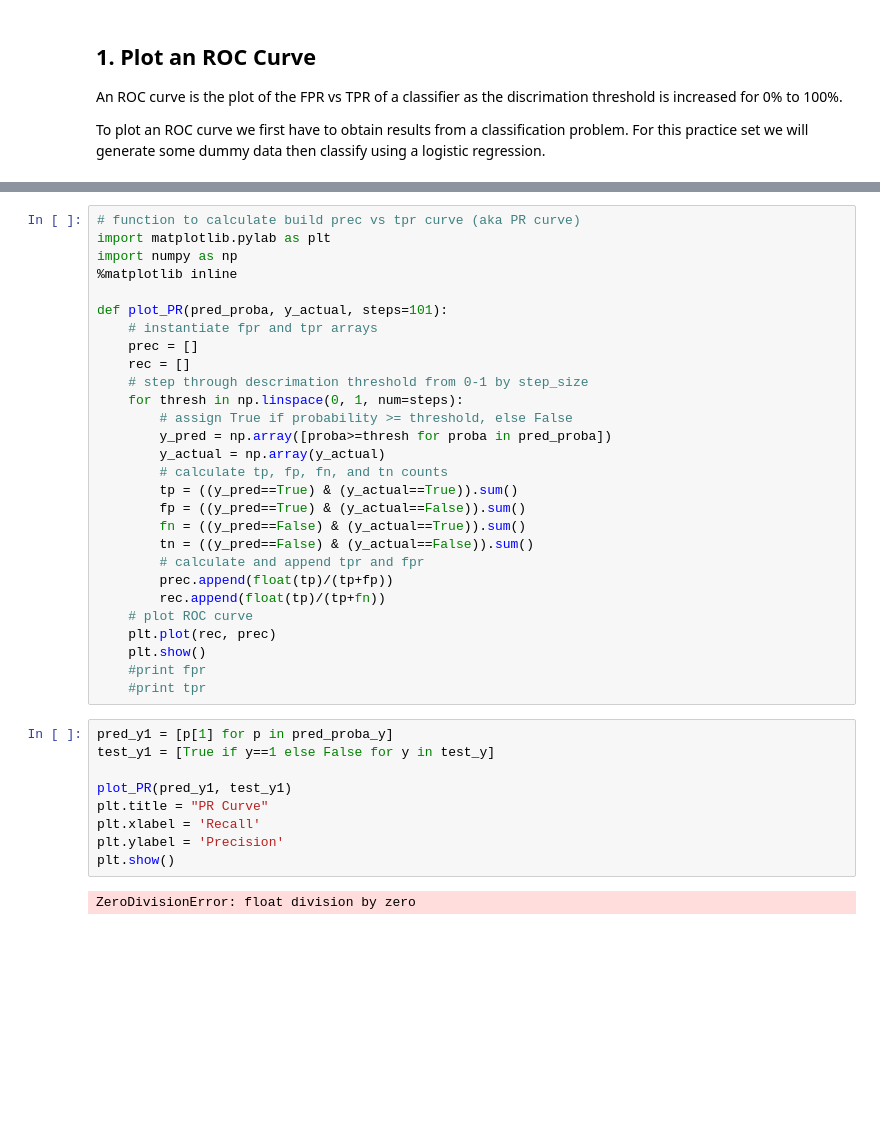
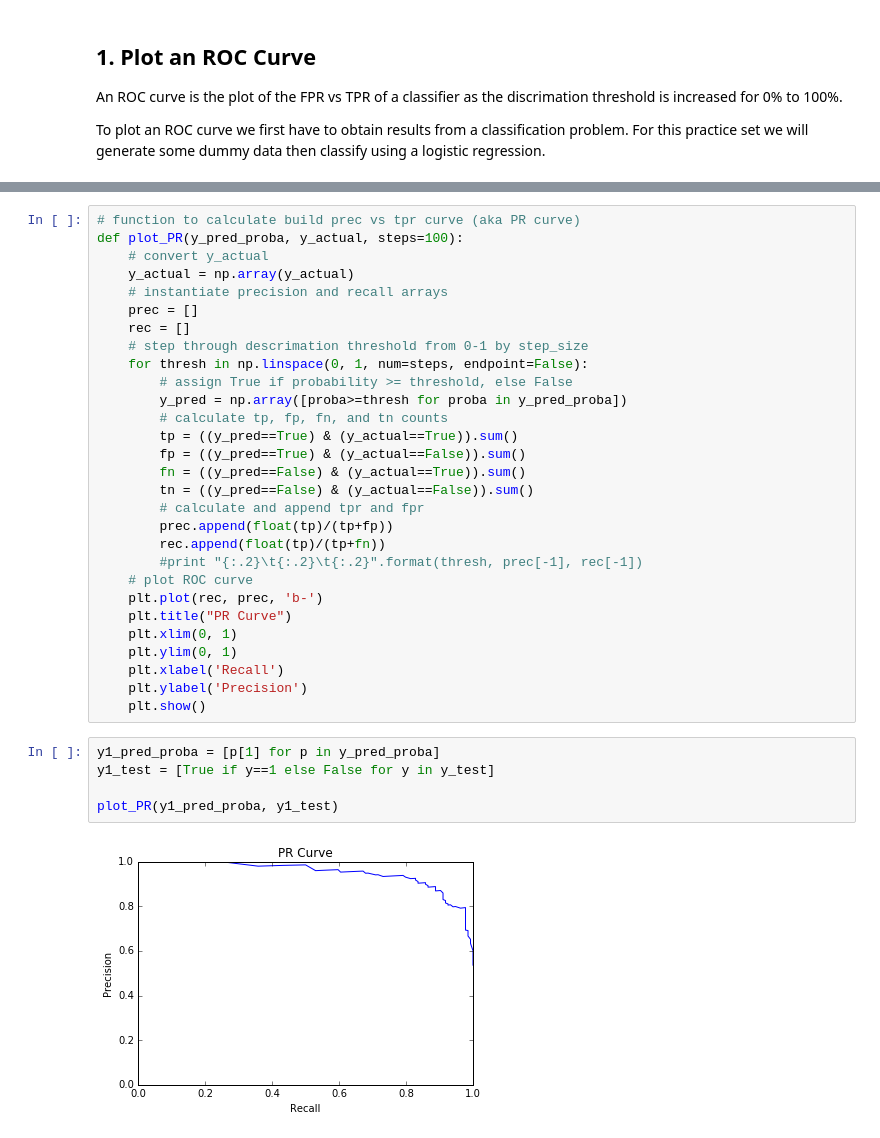
Before and after one commit to jakechen/learning, a Jupyter notebook: exercises/roc_practice.ipynb, the cells around one changed output, grey strips where cells are left out. Saved outputs shown, nothing was run; the diff lists cells and outputs as text; blank space fills up the shorter version.

```diff
--- a/exercises/roc_practice.ipynb
+++ b/exercises/roc_practice.ipynb
@@ -112,18 +120,15 @@ plt.show()
 # %%
 # function to calculate build prec vs tpr curve (aka PR curve)
-import matplotlib.pylab as plt
-import numpy as np
-%matplotlib inline
-
-def plot_PR(pred_proba, y_actual, steps=101):
-    # instantiate fpr and tpr arrays
+def plot_PR(y_pred_proba, y_actual, steps=100):
+    # convert y_actual
+    y_actual = np.array(y_actual)
+    # instantiate precision and recall arrays
     prec = []
     rec = []
     # step through descrimation threshold from 0-1 by step_size
-    for thresh in np.linspace(0, 1, num=steps):
+    for thresh in np.linspace(0, 1, num=steps, endpoint=False):
         # assign True if probability >= threshold, else False
-        y_pred = np.array([proba>=thresh for proba in pred_proba])
-        y_actual = np.array(y_actual)
+        y_pred = np.array([proba>=thresh for proba in y_pred_proba])
         # calculate tp, fp, fn, and tn counts
         tp = ((y_pred==True) & (y_actual==True)).sum()
         fp = ((y_pred==True) & (y_actual==False)).sum()
@@ -132,19 +137,19 @@ def plot_PR(pred_proba, y_actual, steps=101):
         # calculate and append tpr and fpr
         prec.append(float(tp)/(tp+fp))
         rec.append(float(tp)/(tp+fn))
+        #print "{:.2}\t{:.2}\t{:.2}".format(thresh, prec[-1], rec[-1])
     # plot ROC curve
-    plt.plot(rec, prec)
+    plt.plot(rec, prec, 'b-')
+    plt.title("PR Curve")
+    plt.xlim(0, 1)
+    plt.ylim(0, 1)
+    plt.xlabel('Recall')
+    plt.ylabel('Precision')
     plt.show()
-    #print fpr
-    #print tpr
 # %%
-pred_y1 = [p[1] for p in pred_proba_y]
-test_y1 = [True if y==1 else False for y in test_y]
+y1_pred_proba = [p[1] for p in y_pred_proba]
+y1_test = [True if y==1 else False for y in y_test]
 
-plot_PR(pred_y1, test_y1)
-plt.title = "PR Curve"
-plt.xlabel = 'Recall'
-plt.ylabel = 'Precision'
-plt.show()
+plot_PR(y1_pred_proba, y1_test)
 # %% [output]
-ZeroDivisionError: float division by zero
+[figure, added]
```
Also changed, not shown: parts of 14 cells of this notebook.
